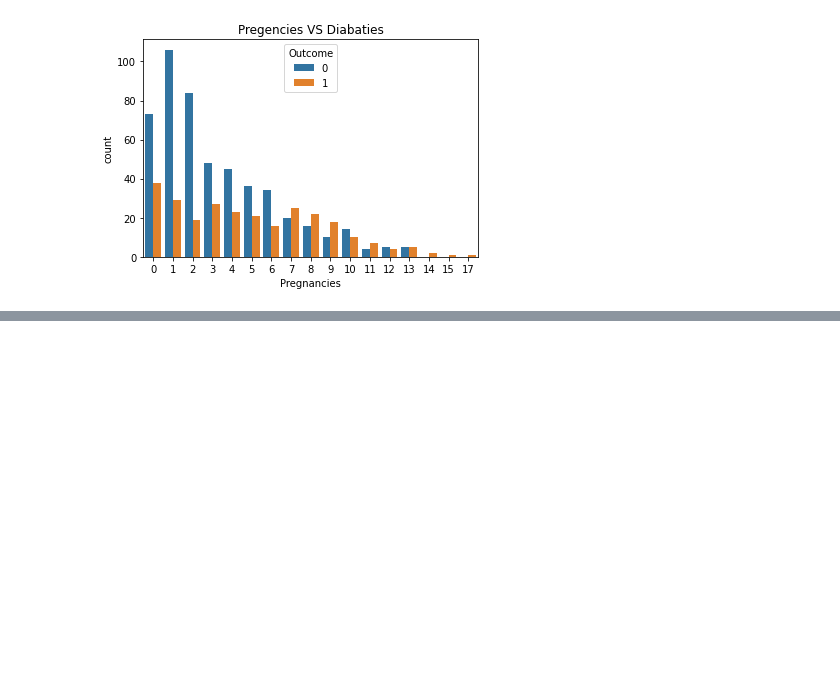
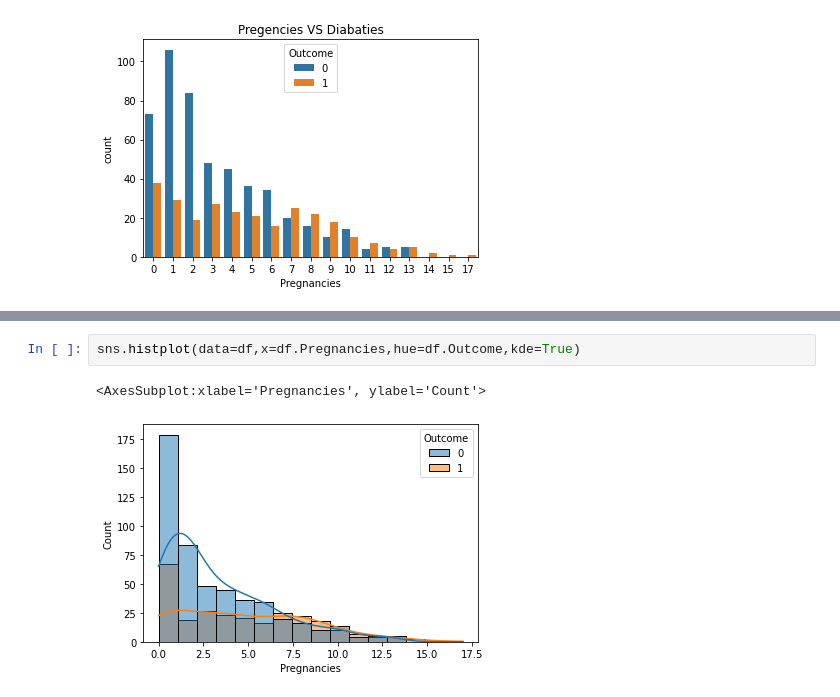
Before and after one commit to Sialsanwal/Data-Science, a Jupyter notebook: Diabaties EDA.ipynb, the cells around one changed output, grey strips where cells are left out. Cells and saved outputs as stored; diff of their text form; blank space fills up the shorter version.

```diff
--- a/Diabaties EDA.ipynb
+++ b/Diabaties EDA.ipynb
@@ -147,0 +154,5 @@ plt.show()
+# %%
+sns.histplot(data=df,x=df.Pregnancies,hue=df.Outcome,kde=True)
+# %% [output]
+<AxesSubplot:xlabel='Pregnancies', ylabel='Count'>
+[figure, added]
```
Also changed, not shown: parts of 9 cells of this notebook.
